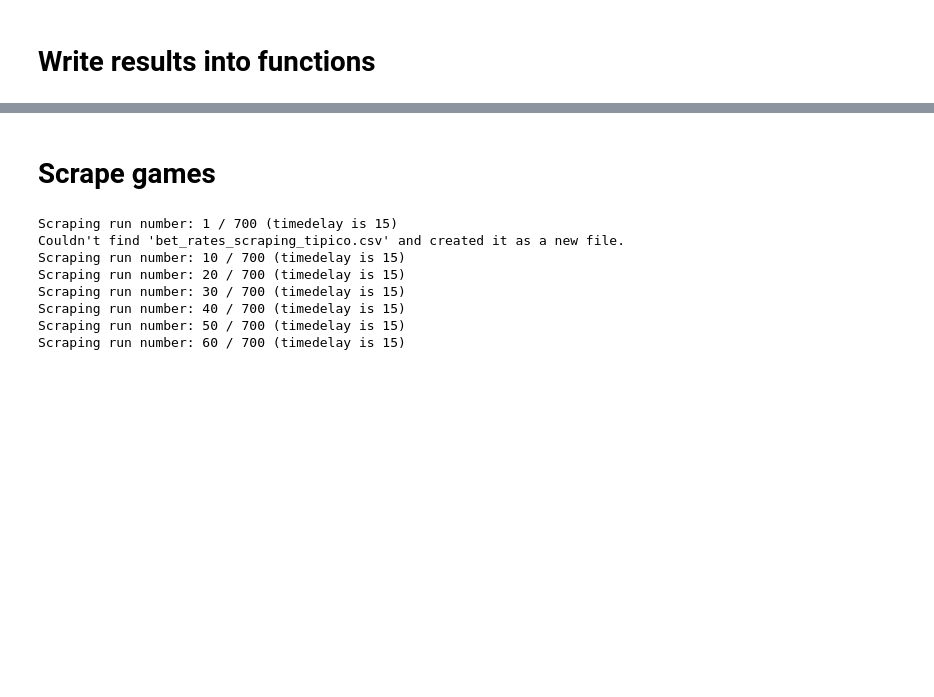
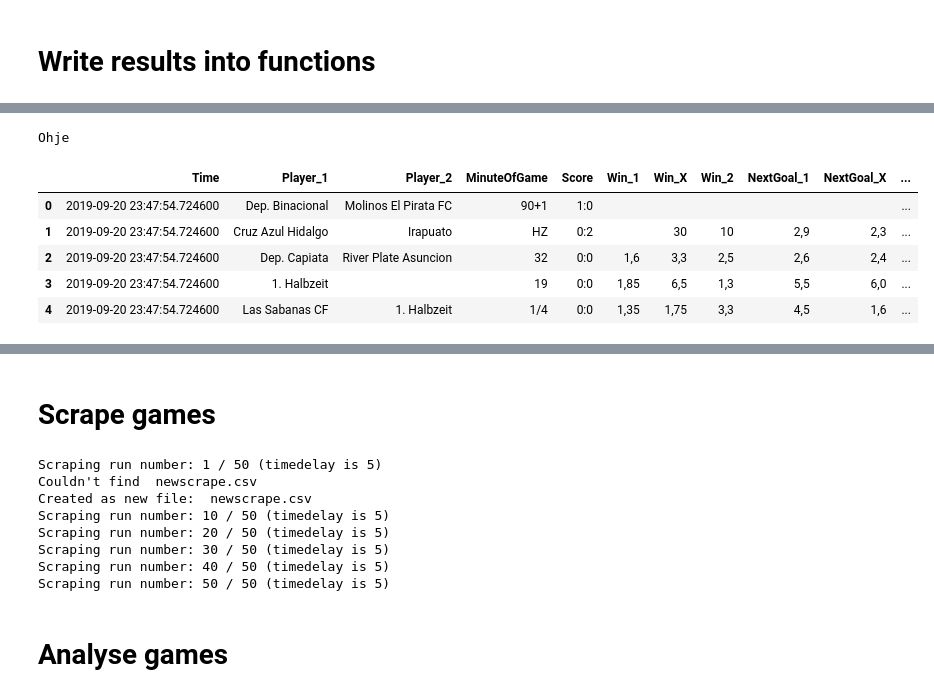
Before and after one commit to Phisteven/scraping-bets, a Jupyter notebook: Web_scraping_experiment_tipico.ipynb, the cells around one changed output, grey strips where cells are left out. Saved outputs shown, nothing was run; the diff lists cells and outputs as text; code cells hidden in the pictures; blank space fills up the shorter version.

```diff
--- a/Web_scraping_experiment_tipico.ipynb
+++ b/Web_scraping_experiment_tipico.ipynb
@@ -271,3 +311,13 @@ def get_soccer_rates_tipico():
+# %%
+get_soccer_rates_tipico(N_games=5)
+# %% [output]
+Ohje
+|  | Time | Player_1 | Player_2 | MinuteOfGame | Score | Win_1 | Win_X | Win_2 | NextGoal_1 | NextGoal_X | ... |
+| 0 | 2019-09-20 23:47:54.724600 | Dep. Binacional | Molinos El Pirata FC | 90+1 | 1:0 |  |  |  |  |  | ... |
+| 1 | 2019-09-20 23:47:54.724600 | Cruz Azul Hidalgo | Irapuato | HZ | 0:2 |  | 30 | 10 | 2,9 | 2,3 | ... |
+| 2 | 2019-09-20 23:47:54.724600 | Dep. Capiata | River Plate Asuncion | 32 | 0:0 | 1,6 | 3,3 | 2,5 | 2,6 | 2,4 | ... |
+| 3 | 2019-09-20 23:47:54.724600 | 1. Halbzeit |  | 19 | 0:0 | 1,85 | 6,5 | 1,3 | 5,5 | 6,0 | ... |
+| 4 | 2019-09-20 23:47:54.724600 | Las Sabanas CF | 1. Halbzeit | 1/4 | 0:0 | 1,35 | 1,75 | 3,3 | 4,5 | 1,6 | ... |
 # %%
 get_soccer_rates_tipico()
 # %% [output]
@@ -331,13 +382,15 @@ def repeat_scraping(timedelay, number_of_scrapes):
 # %% [markdown]
 # Scrape games
 # %%
-repeat_scraping(10, 700) # Every 10 seconds for an entire game ~115 minutes and 6 scrapes/min = 690 scrapes
+repeat_scraping(5, 50, 4, 'newscrape.csv') # Every 10 seconds for an entire game ~115 minutes and 6 scrapes/min = 690 scrapes
 # %% [output]
-Scraping run number: 1 / 700 (timedelay is 15)
-Couldn't find 'bet_rates_scraping_tipico.csv' and created it as a new file.
-Scraping run number: 10 / 700 (timedelay is 15)
-Scraping run number: 20 / 700 (timedelay is 15)
-Scraping run number: 30 / 700 (timedelay is 15)
-Scraping run number: 40 / 700 (timedelay is 15)
-Scraping run number: 50 / 700 (timedelay is 15)
-Scraping run number: 60 / 700 (timedelay is 15)
+Scraping run number: 1 / 50 (timedelay is 5)
+Couldn't find  newscrape.csv
+Created as new file:  newscrape.csv
+Scraping run number: 10 / 50 (timedelay is 5)
+Scraping run number: 20 / 50 (timedelay is 5)
+Scraping run number: 30 / 50 (timedelay is 5)
+Scraping run number: 40 / 50 (timedelay is 5)
+Scraping run number: 50 / 50 (timedelay is 5)
+# %% [markdown]
+# Analyse games
```
Also changed, not shown: parts of 20 cells of this notebook.
